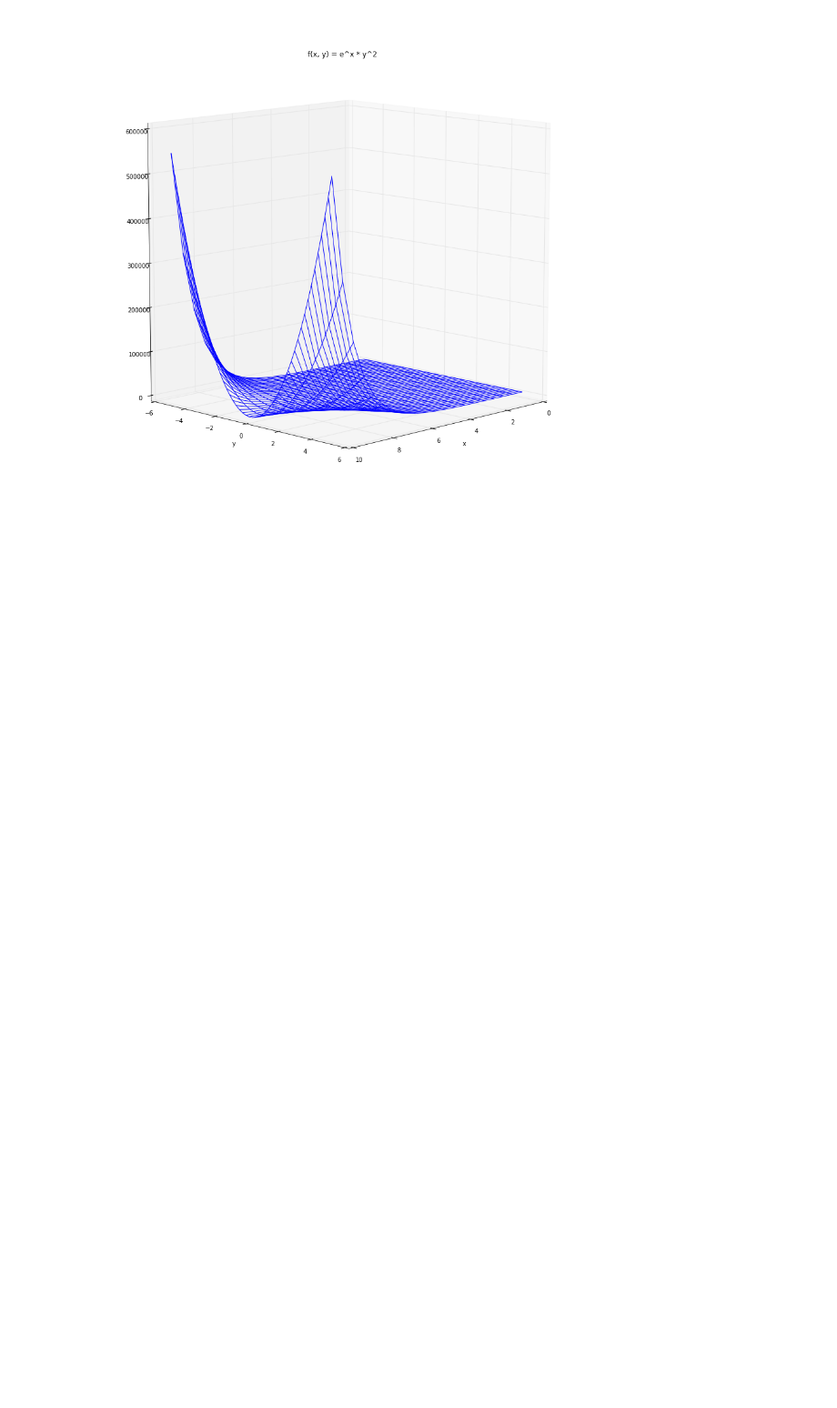
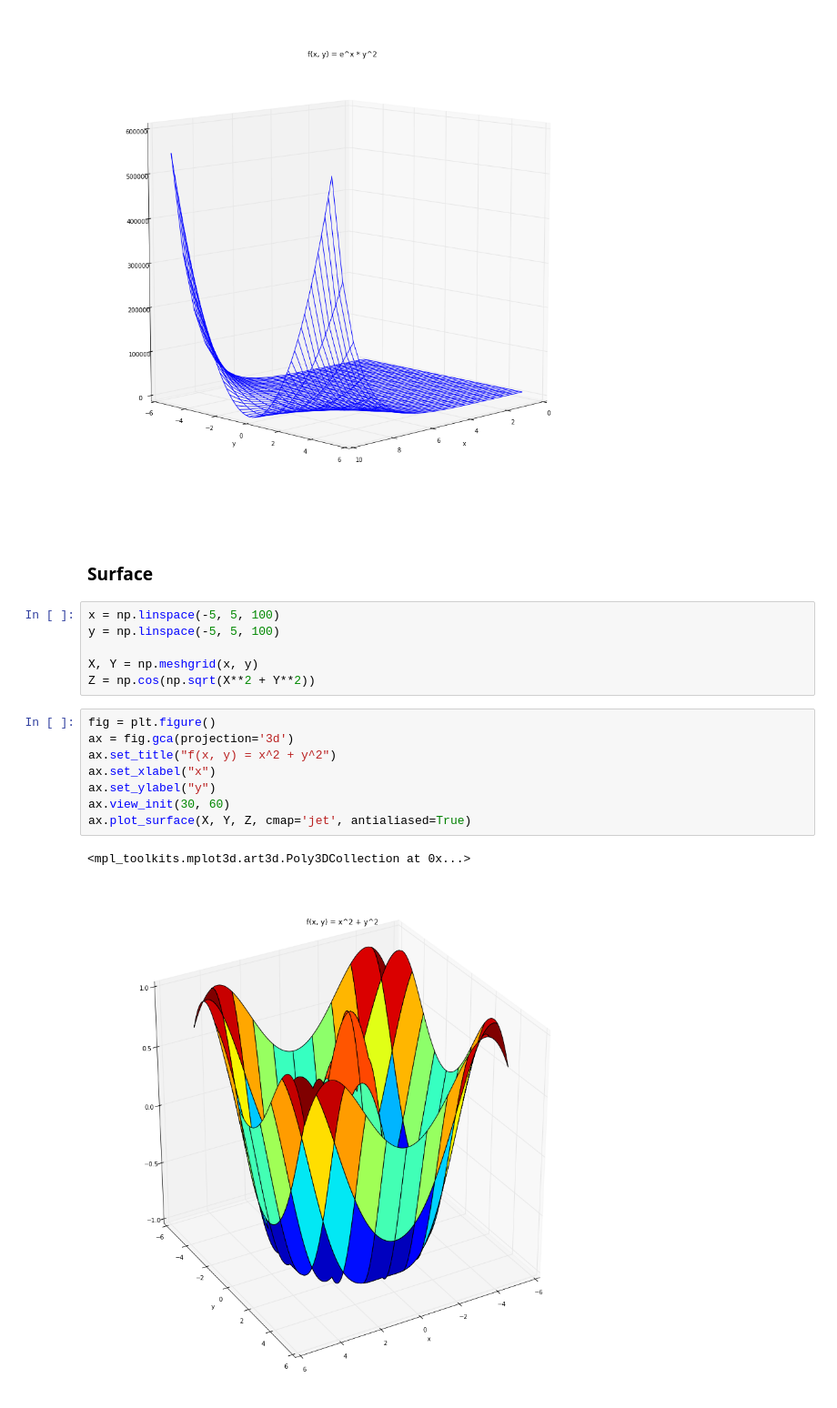
Before and after one commit to HKervadec/pyplot_zoo, a Jupyter notebook: index.ipynb, the cells around one changed output. Shown at 91% size. Drawn from its saved outputs; the diff is of its cells as text; blank space fills up the shorter version.

Commit message:
Contour, 3d surface

```diff
--- a/index.ipynb
+++ b/index.ipynb
@@ -106,3 +106,22 @@ ax.plot_wireframe(X, Y, Z, color='blue', antialiased=True)
 # %% [output]
 <mpl_toolkits.mplot3d.art3d.Line3DCollection at 0x...>
 [figure]
+# %% [markdown]
+### Surface
+# %%
+x = np.linspace(-5, 5, 100)
+y = np.linspace(-5, 5, 100)
+
+X, Y = np.meshgrid(x, y)
+Z = np.cos(np.sqrt(X**2 + Y**2))
+# %%
+fig = plt.figure()
+ax = fig.gca(projection='3d')
+ax.set_title("f(x, y) = x^2 + y^2")
+ax.set_xlabel("x")
+ax.set_ylabel("y")
+ax.view_init(30, 60)
+ax.plot_surface(X, Y, Z, cmap='jet', antialiased=True)
+# %% [output]
+<mpl_toolkits.mplot3d.art3d.Poly3DCollection at 0x...>
+[figure, added]
```
Also changed, not shown: parts of 3 cells of this notebook, 1 other file.
